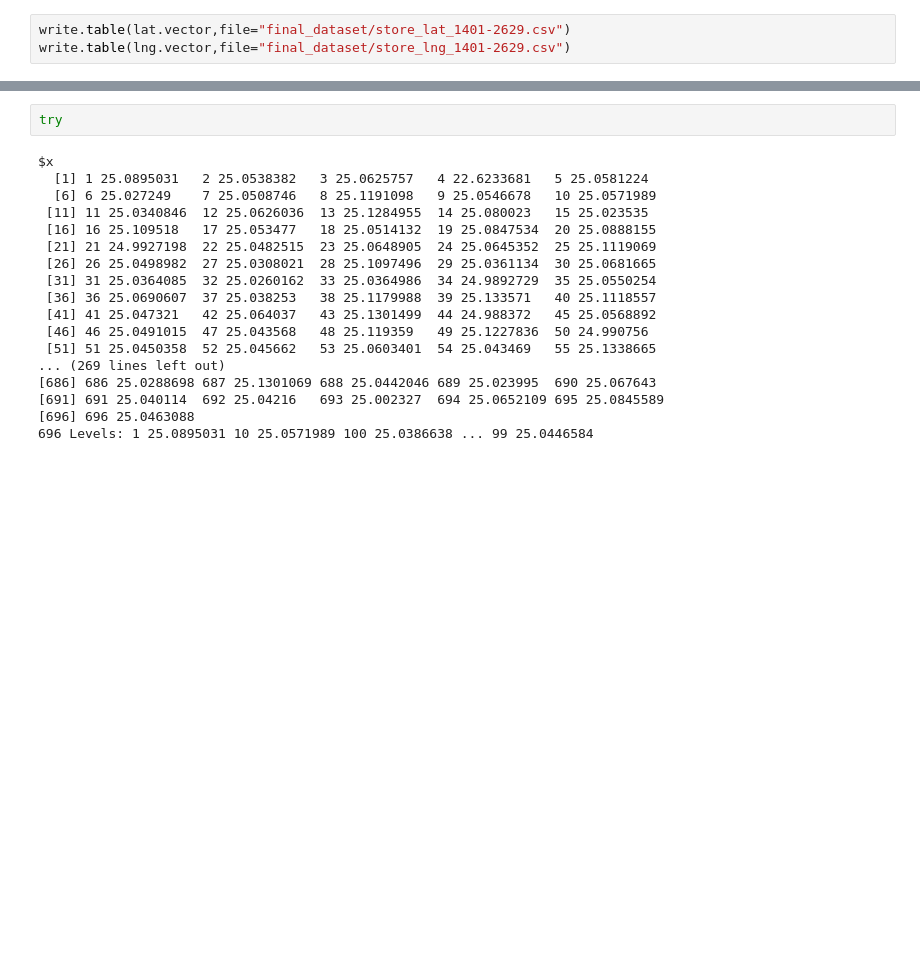
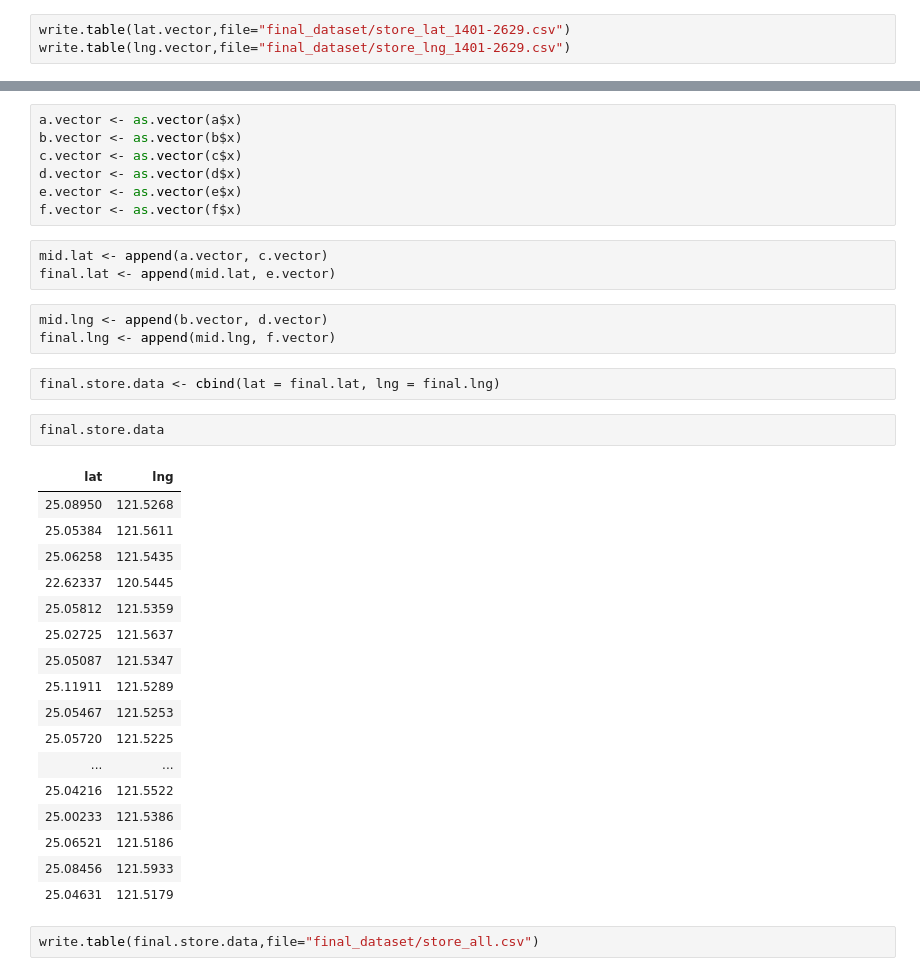
Before and after one commit to Kuanhao-Chao/CSX_RProject_Spring_2018, a Jupyter notebook: Final_Project/Final_Project_Data.ipynb, the cells around one changed output, grey strips where cells are left out. Drawn from its saved outputs; the diff is of its cells as text; blank space fills up the shorter version.

```diff
--- a/Final_Project/Final_Project_Data.ipynb
+++ b/Final_Project/Final_Project_Data.ipynb
@@ -496,20 +486,37 @@ length(try)
-# %%
-try
-# %% [output]
-$x
-  [1] 1 25.0895031   2 25.0538382   3 25.0625757   4 22.6233681   5 25.0581224
-  [6] 6 25.027249    7 25.0508746   8 25.1191098   9 25.0546678   10 25.0571989
- [11] 11 25.0340846  12 25.0626036  13 25.1284955  14 25.080023   15 25.023535
- [16] 16 25.109518   17 25.053477   18 25.0514132  19 25.0847534  20 25.0888155
- [21] 21 24.9927198  22 25.0482515  23 25.0648905  24 25.0645352  25 25.1119069
- [26] 26 25.0498982  27 25.0308021  28 25.1097496  29 25.0361134  30 25.0681665
- [31] 31 25.0364085  32 25.0260162  33 25.0364986  34 24.9892729  35 25.0550254
- [36] 36 25.0690607  37 25.038253   38 25.1179988  39 25.133571   40 25.1118557
- [41] 41 25.047321   42 25.064037   43 25.1301499  44 24.988372   45 25.0568892
- [46] 46 25.0491015  47 25.043568   48 25.119359   49 25.1227836  50 24.990756
- [51] 51 25.0450358  52 25.045662   53 25.0603401  54 25.043469   55 25.1338665
-... (269 lines left out)
-[686] 686 25.0288698 687 25.1301069 688 25.0442046 689 25.023995  690 25.067643
-[691] 691 25.040114  692 25.04216   693 25.002327  694 25.0652109 695 25.0845589
-[696] 696 25.0463088
-696 Levels: 1 25.0895031 10 25.0571989 100 25.0386638 ... 99 25.0446584
+# %%
+a.vector <- as.vector(a$x)
+b.vector <- as.vector(b$x)
+c.vector <- as.vector(c$x)
+d.vector <- as.vector(d$x)
+e.vector <- as.vector(e$x)
+f.vector <- as.vector(f$x)
+# %%
+mid.lat <- append(a.vector, c.vector)
+final.lat <- append(mid.lat, e.vector)
+# %%
+mid.lng <- append(b.vector, d.vector)
+final.lng <- append(mid.lng, f.vector)
+# %%
+final.store.data <- cbind(lat = final.lat, lng = final.lng)
+# %%
+final.store.data
+# %% [output]
+| lat | lng |
+| 25.08950 | 121.5268 |
+| 25.05384 | 121.5611 |
+| 25.06258 | 121.5435 |
+| 22.62337 | 120.5445 |
+| 25.05812 | 121.5359 |
+| 25.02725 | 121.5637 |
+| 25.05087 | 121.5347 |
+| 25.11911 | 121.5289 |
+| 25.05467 | 121.5253 |
+| 25.05720 | 121.5225 |
+| ... | ... |
+| 25.04216 | 121.5522 |
+| 25.00233 | 121.5386 |
+| 25.06521 | 121.5186 |
+| 25.08456 | 121.5933 |
+| 25.04631 | 121.5179 |
+# %%
+write.table(final.store.data,file="final_dataset/store_all.csv")
```
Also changed, not shown: parts of 4 cells of this notebook, 5 other files.
